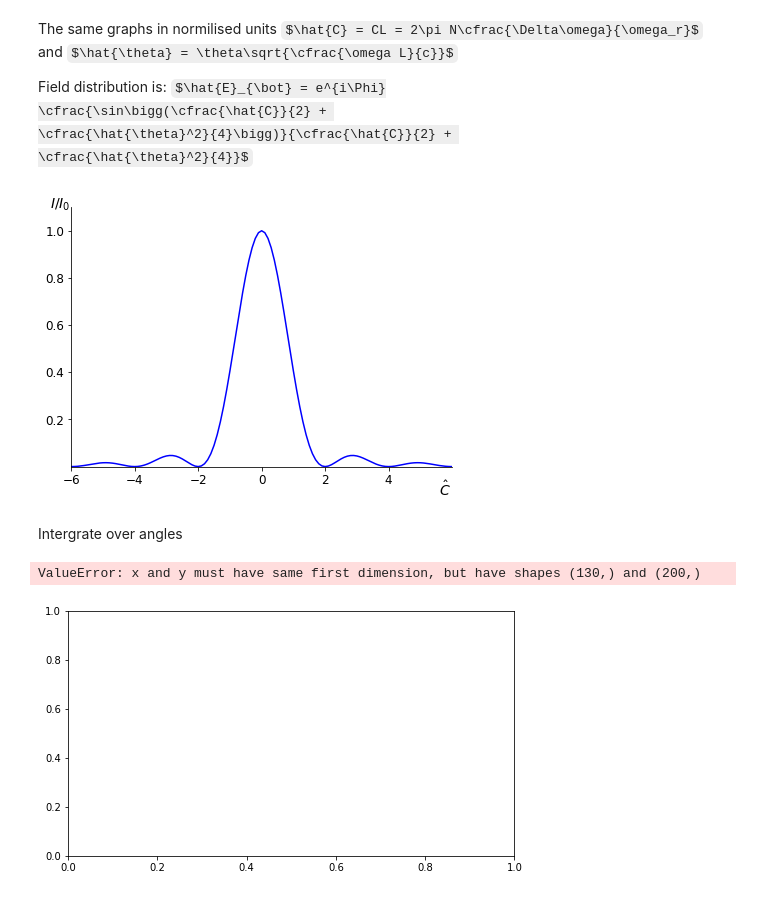
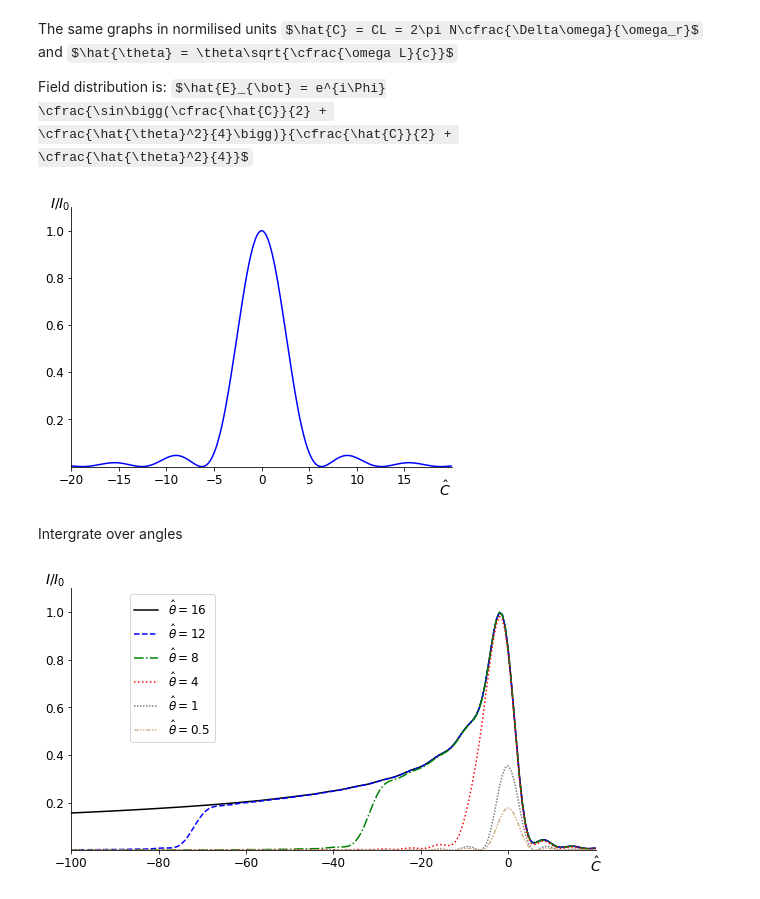
Before and after one commit to TrebAndrew/SKIF_XAS_beamline, a Jupyter notebook: SypPy_examp/Intesity_dist_spec.ipynb, the cells around one changed output. Cells and saved outputs as stored; diff of their text form; code cells hidden in the pictures; some formulas as TeX source.

```diff
--- a/SypPy_examp/Intesity_dist_spec.ipynb
+++ b/SypPy_examp/Intesity_dist_spec.ipynb
@@ -74,10 +74,9 @@ Field distribution is: $\hat{E}_{\bot} = e^{i\Phi}
 		\cfrac{\hat{\theta}^2}{4}}$
 # %%
 def Inten(C, theta):
-    return (np.sinc(C/2 + theta**2/4))**2
+    return (np.sin(C/2 + theta**2/4)/(C/2 + theta**2/4))**2
 
-C = np.arange(-6.5,6.5, 0.1)
-theta = np.arange(-6.5,6.5, 0.1)
+C = np.arange(-20,20, 0.1)
 theta = 0
 plt.figure(figsize=(1.5*4,1.5*3))
 plt.plot(C, Inten(C, theta), color='blue')
@@ -86,7 +85,7 @@ plt.xlabel(r'$\hat{C}$', fontsize=14, labelpad = 0.0)
 y = plt.ylabel(r'$I/I_0$', fontsize=14, labelpad = 0.0, rotation=90)
 y.set_rotation(0)
 
-plt.xticks([-6, -4, -2, 0, 2, 4],fontsize=14)
+plt.xticks([-20, -15, -10, -5, 0, 5, 10, 15],fontsize=14)
         #  [r'$-\pi$', r'$-\pi/2$', r'$0$', r'$+\pi/2$', r'$+\pi$'])
 
 plt.yticks([0.2, 0.4,0.6,0.8, 1.0], fontsize=14)
@@ -105,13 +104,13 @@ for label in ax.get_xticklabels() + ax.get_yticklabels():
     label.set_fontsize(12)
     label.set_bbox(dict(facecolor='white', edgecolor='None', alpha=0.01))
 
-plt.xlim(-6, 6)
+plt.xlim(-20, 20)
 plt.ylim(0, 1.1)
 plt.tight_layout()
 plt.savefig('/home/andrei/Documents/SKIF_XAS_beamline/TeXDoc/pic/spec_C.pdf')#, bbox_inches='tight')
 plt.show()
 # %% [output]
-[figure, old version]
+[figure, new version]
 # %% [markdown]
 Intergrate over angles
 # %%
@@ -122,10 +121,10 @@ import numpy as np
 import matplotlib.pyplot as plt
 init_printing()
 
-f = lambda theta, C : (sinc(C/2 + theta**2/4))**2
+f = lambda theta, C : (sin(C/2 + theta**2/4)/(C/2 + theta**2/4))**2
 #y, err = integrate.quad(f, -10, 10, args=(0,))
 
-C = np.linspace(-145, 30, 200)
+C = np.linspace(-100, 30, 200)
 Integral_pinhole_16 = []
 for c in C:
     y, err = integrate.quad(f, -16, 16, args=(c,))
@@ -178,34 +177,33 @@ ax.spines['top'].set_position(('data',0))
 ax.xaxis.set_label_coords(1, -0.02)
 ax.yaxis.set_label_coords(-0.03, 1.0)
 
 
 leg = plt.legend(fontsize=12)#loc='upper left')
 # Get the bounding box of the original legend
 bb = leg.get_bbox_to_anchor().inverse_transformed(ax.transAxes)
 
 # Change to location of the legend.
 xOffset = 0.2
 bb.x0 += 0.1
 bb.x1 += 0.01
 bb.y0 += 0.
 leg.set_bbox_to_anchor(bb, transform = ax.transAxes)
 
-plt.xlim(-140, 20)
+plt.xlim(-100, 20)
 plt.ylim(0, 1.1)
 plt.tight_layout()
 
-plt.xticks([-120, -100, -80, -60, -40, -20, 0],fontsize=10)
+plt.xticks([-100, -80, -60, -40, -20, 0],fontsize=10)
         #  [r'$-\pi$', r'$-\pi/2$', r'$0$', r'$+\pi/2$', r'$+\pi$'])
 
 plt.yticks([0.2,0.4,0.6,0.8,1.0], fontsize=10)
         #  [r'$-1$', r'$0$', r'$+1$'])
 
 for label in ax.get_xticklabels() + ax.get_yticklabels():
     label.set_fontsize(12)
     label.set_bbox(dict(facecolor='white', alpha=0.1, edgecolor='white'), )
 
 plt.savefig('/home/andrei/Documents/SKIF_XAS_beamline/TeXDoc/pic/spec_integ_ang.pdf')#, bbox_inches='tight')
 plt.show()
 # %% [output]
-ValueError: x and y must have same first dimension, but have shapes (130,) and (200,)
-[figure, old version]
+[figure, new version]
```
Also changed, not shown: 26 other files.
